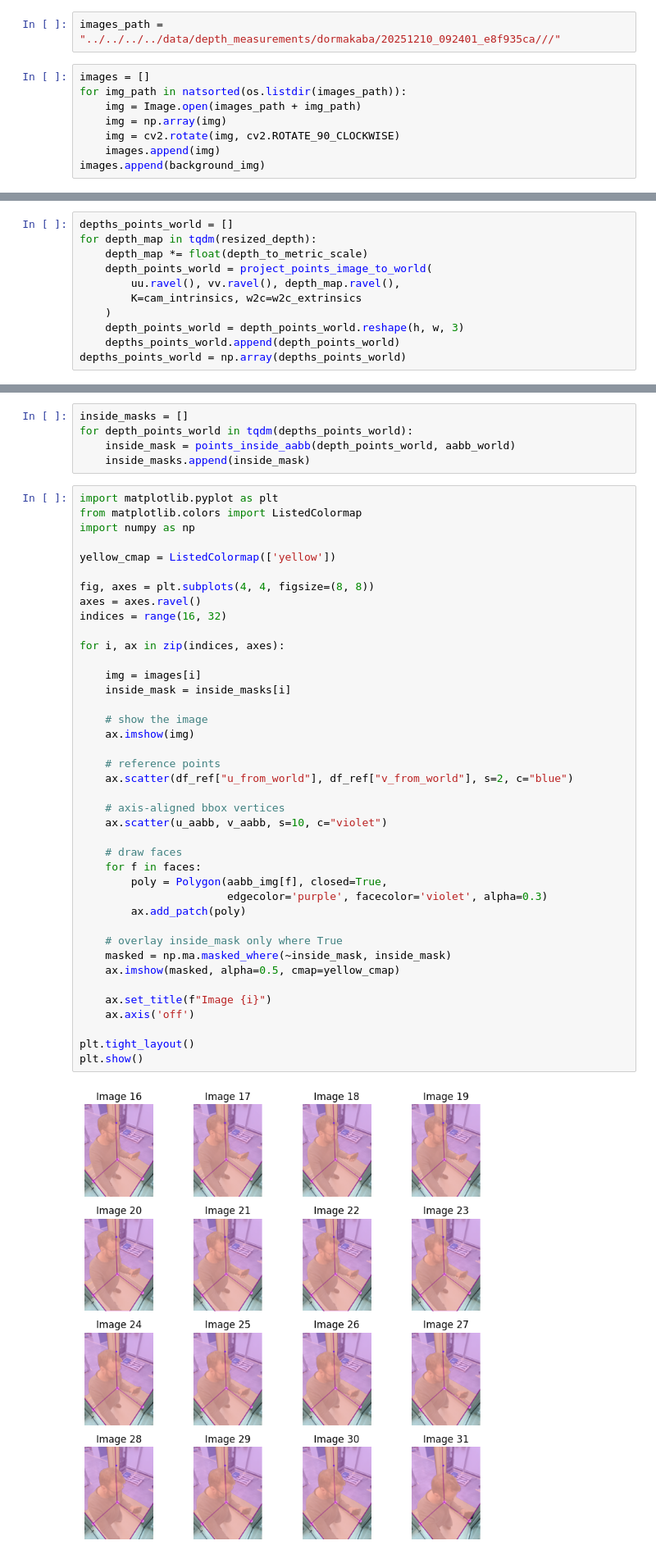
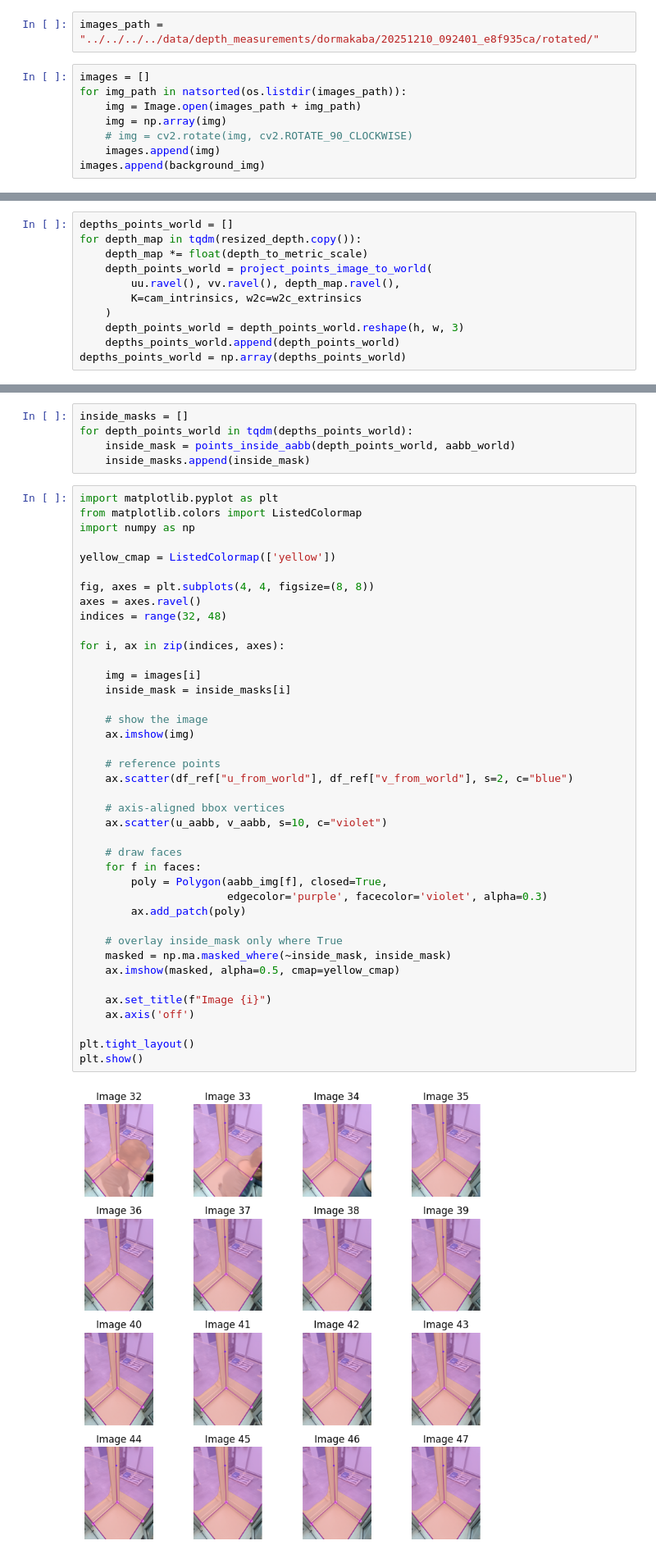
Before and after one commit to frittatelle/Depth-Anything-3, a Jupyter notebook: notebooks/da3_camera_aware_depth_measurements_dormakaba_vertical.ipynb, the cells around one changed output, grey strips where cells are left out. Shown at 82% size. Saved outputs shown, nothing was run; the diff lists cells and outputs as text.

```diff
--- a/notebooks/da3_camera_aware_depth_measurements_dormakaba_vertical.ipynb
+++ b/notebooks/da3_camera_aware_depth_measurements_dormakaba_vertical.ipynb
@@ -51,13 +51,13 @@ plt.imshow(background_img)
 <matplotlib.image.AxesImage at 0x...>
 [figure]
 # %%
-images_path = "../../../../data/depth_measurements/dormakaba/20251210_092401_e8f935ca///"
+images_path = "../../../../data/depth_measurements/dormakaba/20251210_092401_e8f935ca/rotated/"
 # %%
 images = []
 for img_path in natsorted(os.listdir(images_path)):
     img = Image.open(images_path + img_path)
     img = np.array(img)
-    img = cv2.rotate(img, cv2.ROTATE_90_CLOCKWISE)
+    # img = cv2.rotate(img, cv2.ROTATE_90_CLOCKWISE)
     images.append(img)
 images.append(background_img)
 # %%
@@ -626,7 +648,7 @@ def project_points_image_to_world(u, v, depth, K, w2c):
     return points_world
 # %%
 depths_points_world = []
-for depth_map in tqdm(resized_depth):
+for depth_map in tqdm(resized_depth.copy()):
     depth_map *= float(depth_to_metric_scale)
     depth_points_world = project_points_image_to_world(
         uu.ravel(), vv.ravel(), depth_map.ravel(),
@@ -672,36 +694,36 @@ yellow_cmap = ListedColormap(['yellow'])
 
 fig, axes = plt.subplots(4, 4, figsize=(8, 8))
 axes = axes.ravel()
-indices = range(16, 32)
+indices = range(32, 48)
 
 for i, ax in zip(indices, axes):
 
     img = images[i]
     inside_mask = inside_masks[i]
 
     # show the image
     ax.imshow(img)
 
     # reference points
     ax.scatter(df_ref["u_from_world"], df_ref["v_from_world"], s=2, c="blue")
 
     # axis-aligned bbox vertices
     ax.scatter(u_aabb, v_aabb, s=10, c="violet")
 
     # draw faces
     for f in faces:
         poly = Polygon(aabb_img[f], closed=True,
                        edgecolor='purple', facecolor='violet', alpha=0.3)
         ax.add_patch(poly)
 
     # overlay inside_mask only where True
     masked = np.ma.masked_where(~inside_mask, inside_mask)
     ax.imshow(masked, alpha=0.5, cmap=yellow_cmap)
 
     ax.set_title(f"Image {i}")
     ax.axis('off')
 
 plt.tight_layout()
 plt.show()
 # %% [output]
-[figure, old version]
+[figure, new version]
```
Also changed, not shown: parts of 5 cells of this notebook.
